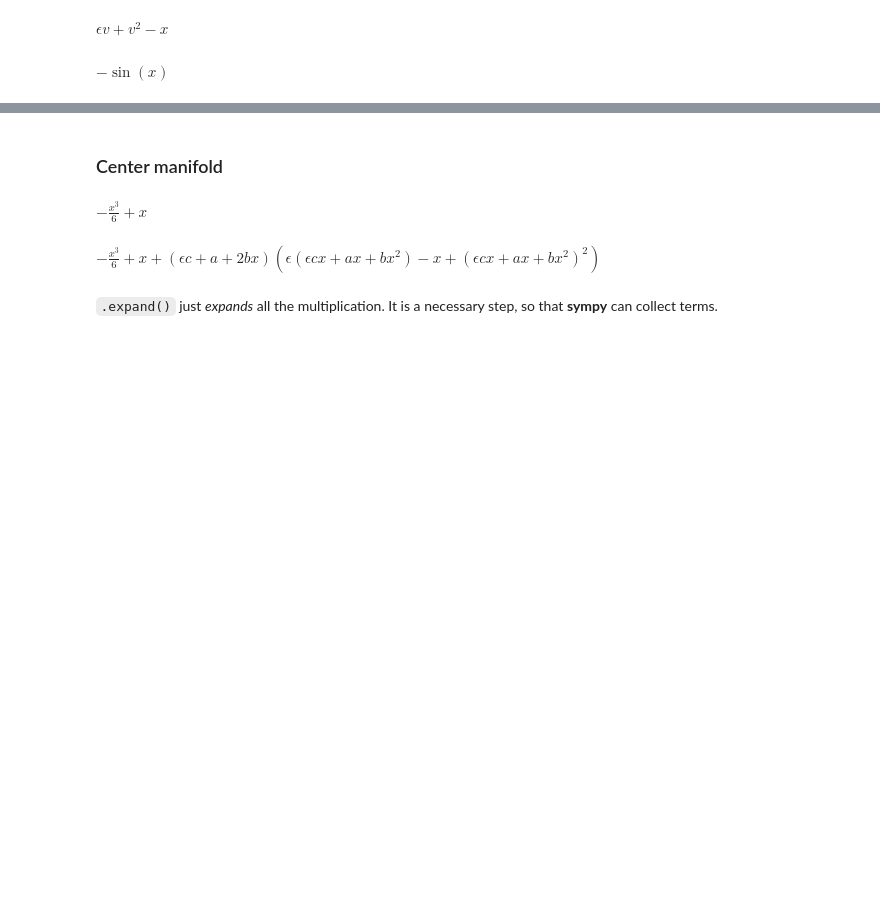
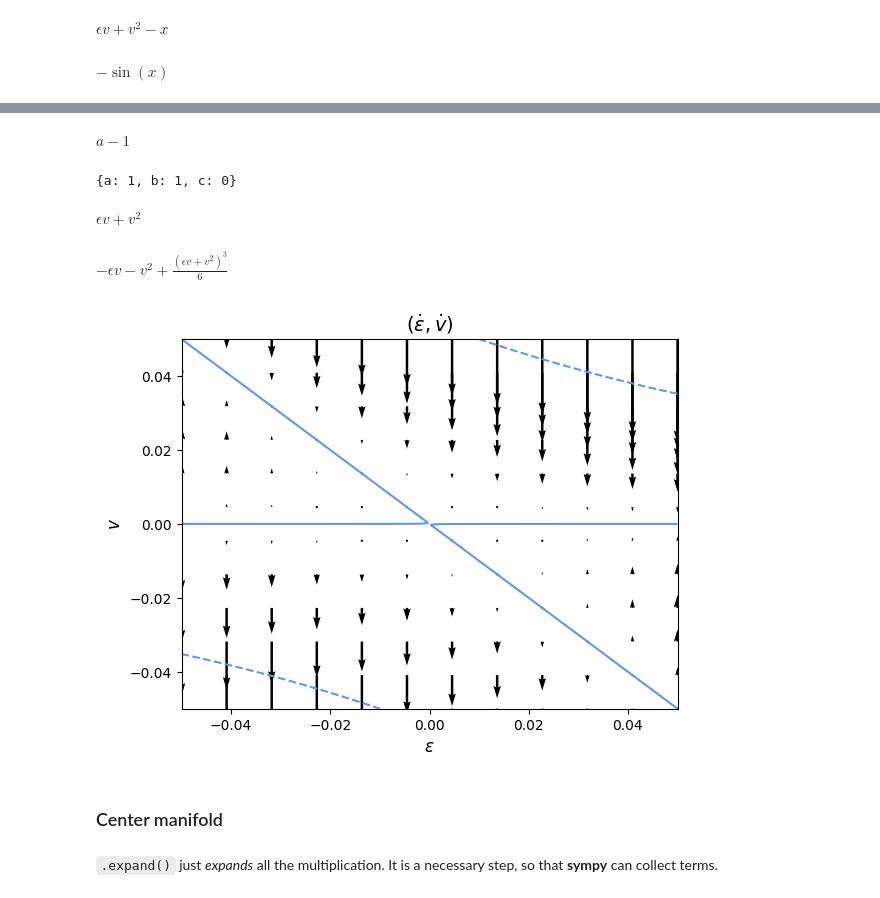
Before and after one commit to michaelStoddard/Chaos, a Jupyter notebook: MATH722_HW2.ipynb, the cells around one changed output, grey strips where cells are left out. Saved outputs shown, nothing was run; the diff lists cells and outputs as text; code cells hidden in the pictures; blank space fills up the shorter version.

```diff
--- a/MATH722_HW2.ipynb
+++ b/MATH722_HW2.ipynb
@@ -143,7 +209,53 @@ $\displaystyle - \sin{\left(x \right)}$
+# %%
+v_pow2 = N.coeff(eps,0).coeff(v,2)
+v_pow2
+# %% [output]
+$\displaystyle a - 1$
+# %%
+abc = smp.solve([eps_v,eps_pow2,v_pow2],[a,b,c])
+abc
+# %% [output]
+{a: 1, b: 1, c: 0}
+# %%
+h_sub = h.subs([[a,abc[a]],
+                [b,abc[b]],
+                [c,abc[c]]])
+h_sub
+# %% [output]
+$\displaystyle \epsilon v + v^{2}$
+# %%
+dv_sub = -taylor_sin.subs(x,h_sub)
+dv_sub
+# %% [output]
+$\displaystyle - \epsilon v - v^{2} + \frac{\left(\epsilon v + v^{2}\right)^{3}}{6}$
+# %%
+dv_func = smp.lambdify([eps,v],dv_sub)
+h_func = smp.lambdify([eps,v],h_sub)
+def de(e,v):
+    return 0
+# %%
+elim = [-0.05,0.05]
+vlim = [-0.05,0.05]
+
+ec = np.linspace(elim[0],elim[1],150)
+vc = np.linspace(vlim[0],vlim[1],150)
+
+eq = np.linspace(elim[0],elim[1],12)
+vq = np.linspace(vlim[0],vlim[1],12)
+
+eC, vC = np.meshgrid(ec,vc)
+eQ, vQ = np.meshgrid(eq,vq)
+
+plt.contour(eC,vC,dv_func(eC,vC),levels=1,colors='cornflowerblue')
+# plt.colorbar()
+plt.quiver(eQ,vQ,de(eQ,vQ),dv_func(eQ,vQ))
+
+plt.ylabel(r'$v$',fontsize=fntsize[1])
+plt.xlabel(r'$\epsilon$',fontsize=fntsize[1])
+plt.title(r'$(\dot\epsilon,\dot v)$',fontsize=fntsize[2])
+
+plt.show()
+# %% [output]
+[figure, added]
 # %% [markdown]
 ### Center manifold
-# %%
-taylor_sin = x - x**3/(3*2) #+ x**5/(5*4*3*2) - x**7/(7*6*5*4*3*2)
-taylor_sin
-# %% [output]
-$\displaystyle - \frac{x^{3}}{6} + x$
@@ -152,16 +262,2 @@ h, a, b, c, d = smp.symbols(r'h a b c d')
-# %%
-h = a*x + b*x**2 + c*x*eps
-
-A = -1
-B = 0
-g1 = (eps*v + v**2).subs(v,h)
-g2 = -taylor_sin # smp.sin(x)
-
-dh = smp.diff(h,x)
-
-N = (dh*(A*x + g1)-B*h - g2)
-N
-# %% [output]
-$\displaystyle - \frac{x^{3}}{6} + x + \left(\epsilon c + a + 2 b x\right) \left(\epsilon \left(\epsilon c x + a x + b x^{2}\right) - x + \left(\epsilon c x + a x + b x^{2}\right)^{2}\right)$
 # %% [markdown]
 `.expand()` just *expands* all the multiplication. It is a necessary step, so that **sympy** can collect terms.
```
Also changed, not shown: parts of 71 cells of this notebook.
